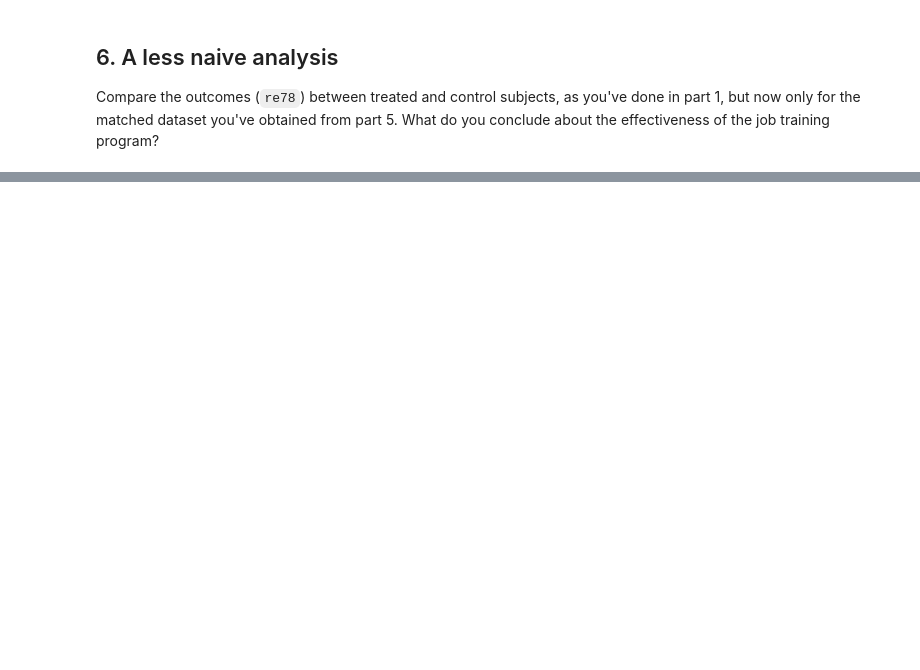
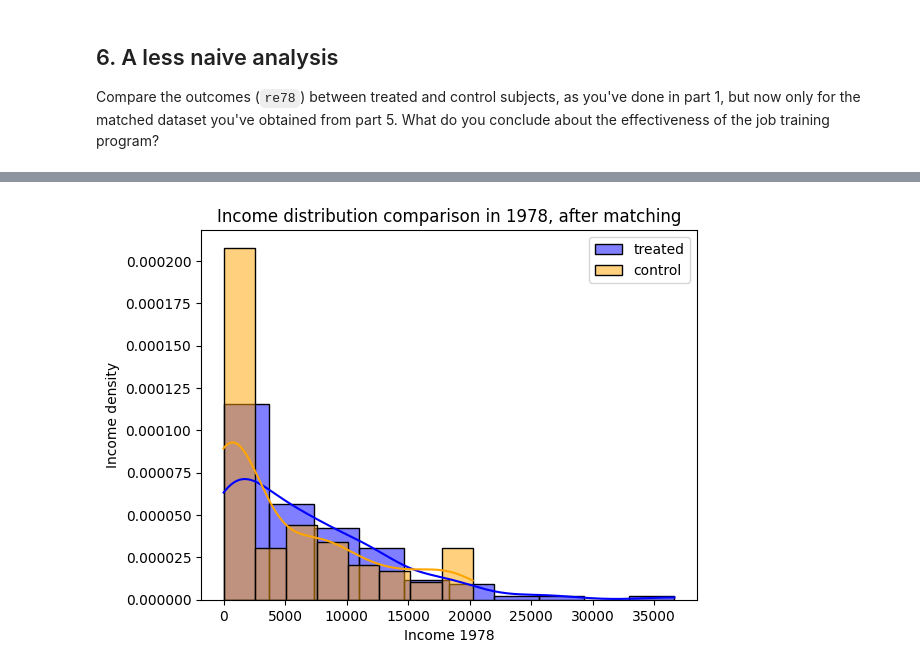
Before and after one commit to OrianePP/ada2024, a Jupyter notebook: Exercises/05 - Causal analysis of observational data/Observational studies exercise.ipynb, the cells around one changed output, grey strips where cells are left out. Saved outputs shown, nothing was run; the diff lists cells and outputs as text; code cells hidden in the pictures; blank space fills up the shorter version.

```diff
--- a/Exercises/05 - Causal analysis of observational data/Observational studies exercise.ipynb
+++ b/Exercises/05 - Causal analysis of observational data/Observational studies exercise.ipynb
@@ -185,0 +278,27 @@ Argue with numbers and plots that the two groups (treated and control) are now b
+# %%
+''' your code and explanations ''';
+
+treatment_df = df[df['treat'] == 1]
+control_df = df[df['treat'] == 0]
+
+
+G = nx.Graph()
+
+for control_id, control_row in control_df.iterrows():
+    for treatment_id, treatment_row in treatment_df.iterrows():
+
+        # Adds an edge only if the individuals have the same race
+        if (control_row['black'] == treatment_row['black'])\
+            and (control_row['hispan'] == treatment_row['hispan']):
+            similarity = get_similarity(control_row['Propensity_score'],
+                                        treatment_row['Propensity_score'])
+
+            G.add_weighted_edges_from([(control_id, treatment_id, similarity)])
+
+matching = nx.max_weight_matching(G)
+# %%
+matched = [i[0] for i in list(matching)] + [i[1] for i in list(matching)]
+balanced_df_all = df.iloc[matched]
+
+print(len(balanced_df_all))
+print(balanced_df_all)
@@ -192,0 +328,4 @@ What do you conclude about the effectiveness of the job training program?
+# %%
+''' your code and explanations ''';
+df_treat_matched = balanced_df_all.loc[balanced_df_all['treat'] == 1] #People that attained the program
+df_notreat_matched = balanced_df_all.loc[balanced_df_all['treat'] == 0] #People that didn't attain the program
@@ -192,0 +355,11 @@ What do you conclude about the effectiveness of the job training program?
+# %%
+ax = sns.histplot(df_treat_matched['re78'], kde=True, stat='density', color='blue', label='treated');
+ax = sns.histplot(df_notreat_matched['re78'], kde=True, stat='density', color='orange', label='control')
+ax.set(title='Income distribution comparison in 1978, after matching',xlabel='Income 1978', ylabel='Income density')
+plt.legend()
+plt.show()
+
+# Final conclusion: after the propensity score matching, the results drastically change and support the
+# positive effect of the training program.
+# %% [output]
+[figure, added]
```
Also changed, not shown: parts of 10 cells of this notebook.
